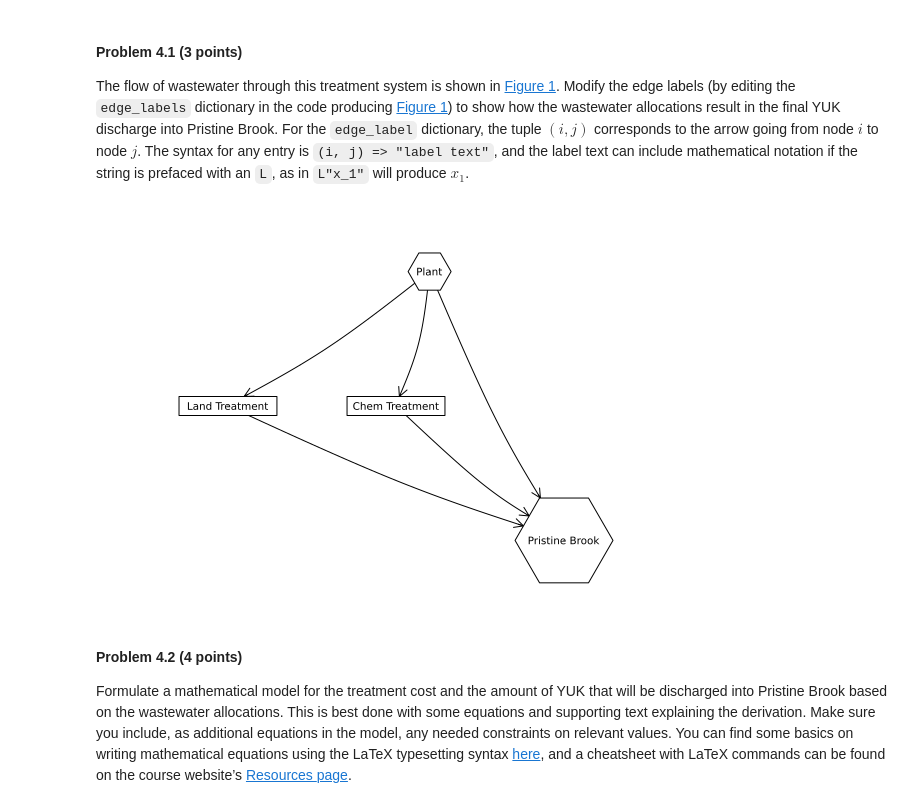
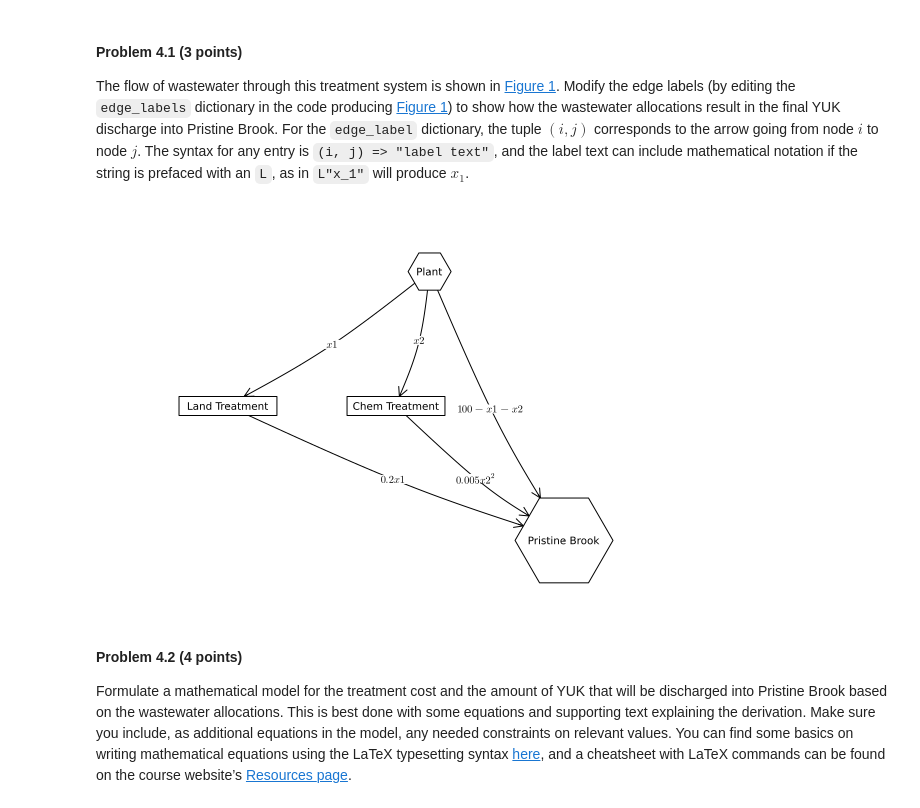
Before and after one commit to BEE4750-FA23/hw01-mayazoeyu, a Jupyter notebook: hw01.ipynb, the cells around one changed output. Cells and saved outputs as stored; diff of their text form; code cells hidden in the pictures.

```diff
--- a/hw01.ipynb
+++ b/hw01.ipynb
@@ -222,21 +245,21 @@ mathematical notation if the string is prefaced with an `L`, as in
 # %%
 using GraphRecipes, Plots
 
 A = [0 1 1 1;
     0 0 0 1;
     0 0 0 1;
     0 0 0 0]
 
 names = ["Plant", "Land Treatment", "Chem Treatment", "Pristine Brook"]
 # modify this dictionary to add labels
-edge_labels = Dict((1, 2) => "", (1,3) => "", (1, 4) => "",(2, 4) => "",(3, 4) => "")
+edge_labels = Dict((1, 2) => L"x1", (1,3) => L"x2", (1, 4) => L"100-x1-x2",(2, 4) => L"0.2 x1",(3, 4) => L"0.005 x2^2")
 shapes=[:hexagon, :rect, :rect, :hexagon]
 xpos = [0, -1.5, -0.25, 1]
 ypos = [1, 0, 0, -1]
 
 graphplot(A, names=names,edgelabel=edge_labels, markersize=0.15, markershapes=shapes, markercolor=:white, x=xpos, y=ypos)
 # %% [output]
-[figure, old version]
+[figure, new version]
 # %% [markdown]
 #### Problem 4.2 (4 points)
 
```
Also changed, not shown: parts of 12 cells of this notebook.
